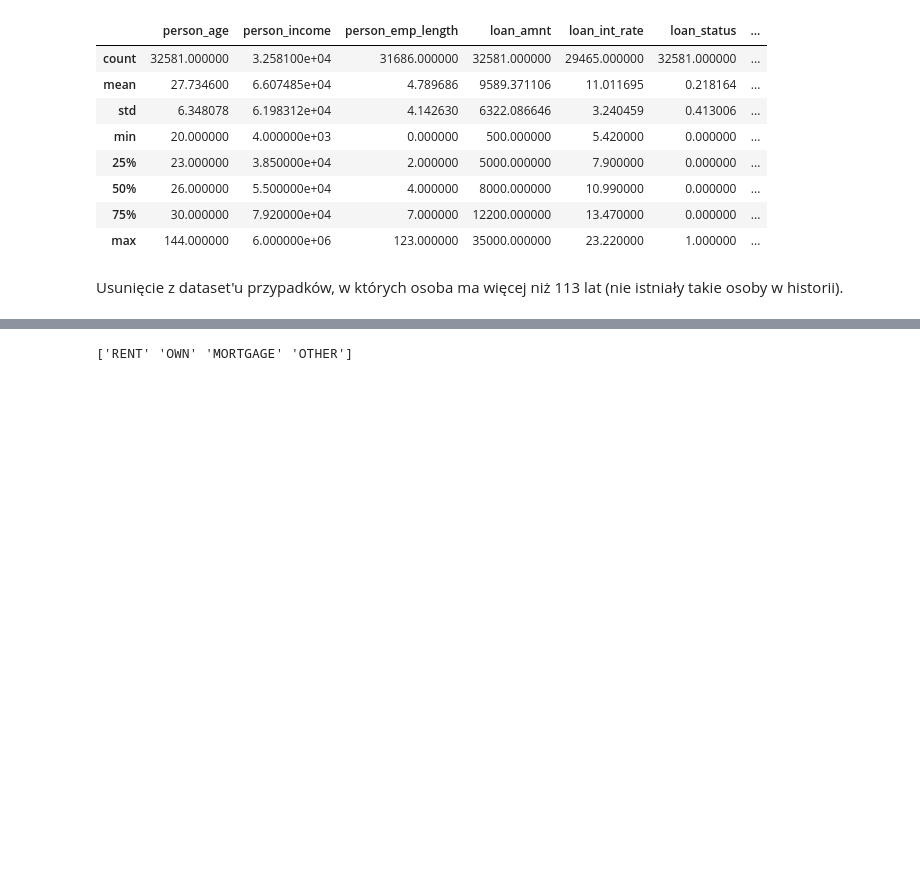
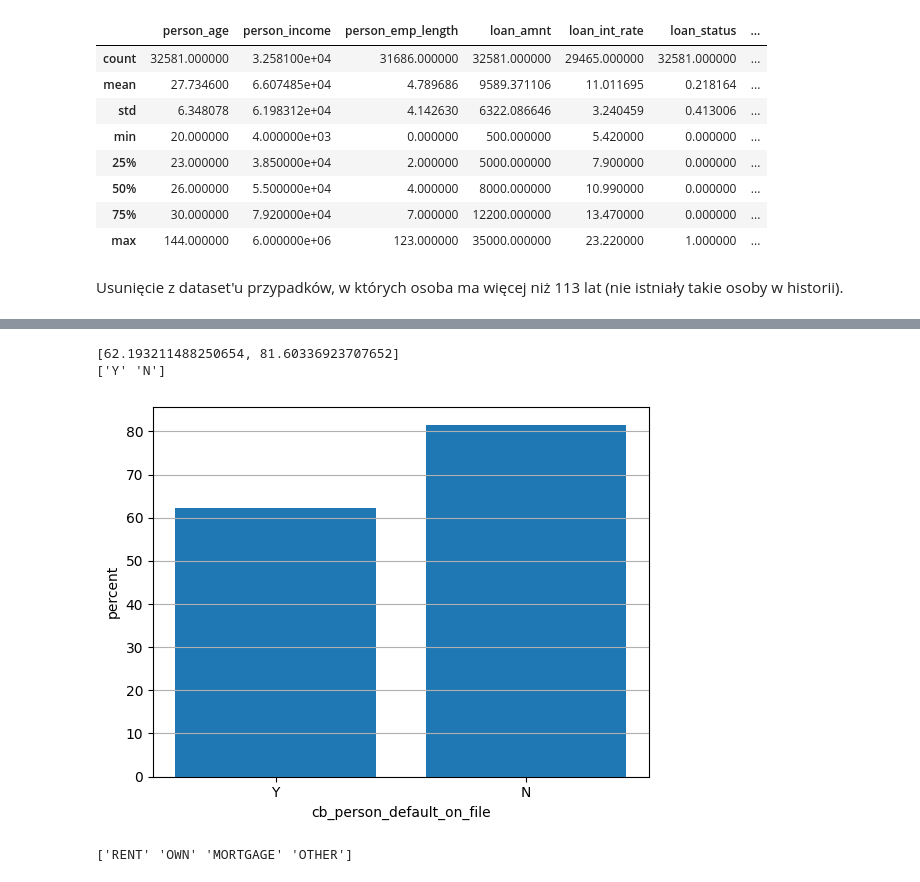
Before and after one commit to aleksyniemir/credit_risk_analysis, a Jupyter notebook: data_analysis.ipynb, the cells around one changed output, grey strips where cells are left out. Saved outputs shown, nothing was run; the diff lists cells and outputs as text; code cells hidden in the pictures; blank space fills up the shorter version.

```diff
--- a/data_analysis.ipynb
+++ b/data_analysis.ipynb
@@ -55,3 +94,21 @@ Usunięcie z dataset'u przypadków, w których osoba ma więcej niż 113 lat (ni
+# %%
+repayed_percent_history_default = []
+for cb_person_default_on_file in df['cb_person_default_on_file'].unique():
+    x = len(df[(df['loan_status'] == 0) & (df['cb_person_default_on_file'] == cb_person_default_on_file)]) / len(df[df['cb_person_default_on_file'] == cb_person_default_on_file]) * 100
+    repayed_percent_history_default.append(x)
+
+print(repayed_percent_history_default)
+print(df['cb_person_default_on_file'].unique())
+
+plt.bar(df['cb_person_default_on_file'].unique(), repayed_percent_history_default)
+plt.xlabel('cb_person_default_on_file')
+plt.ylabel('percent')
+plt.grid(axis='y')
+plt.show()
+# %% [output]
+[62.193211488250654, 81.60336923707652]
+['Y' 'N']
+[figure, added]
 # %%
 column_values = df['person_home_ownership'].unique()
 print(column_values)
```
Also changed, not shown: parts of 2 cells of this notebook.
